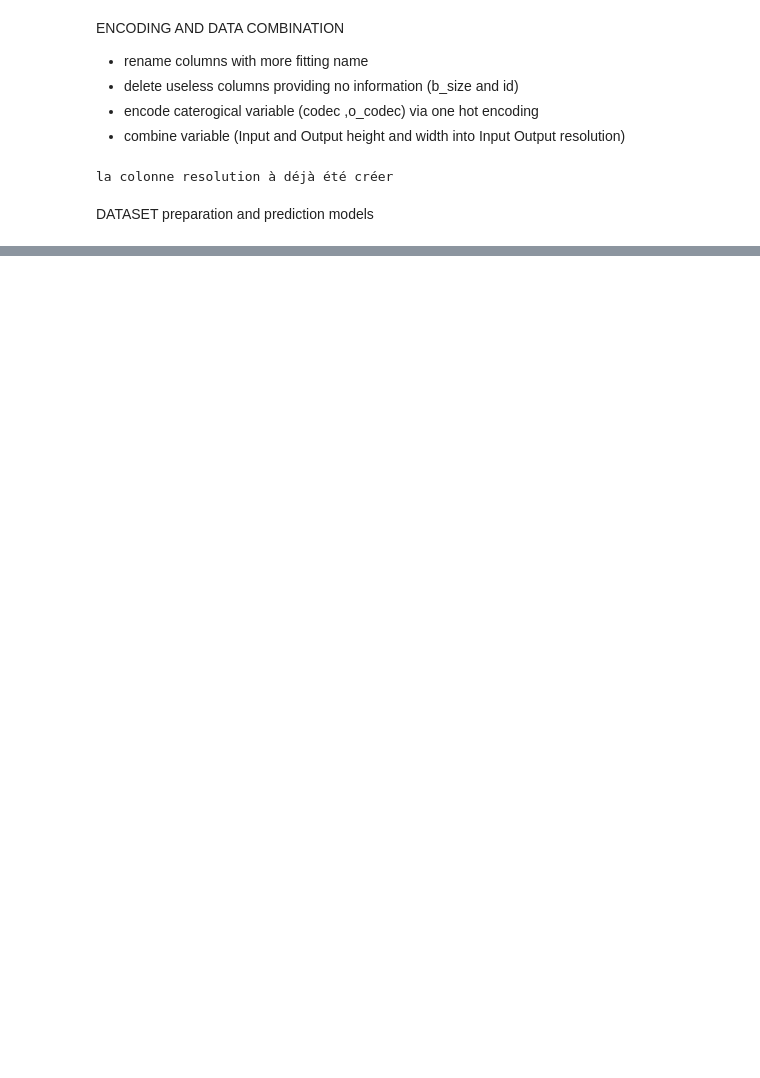
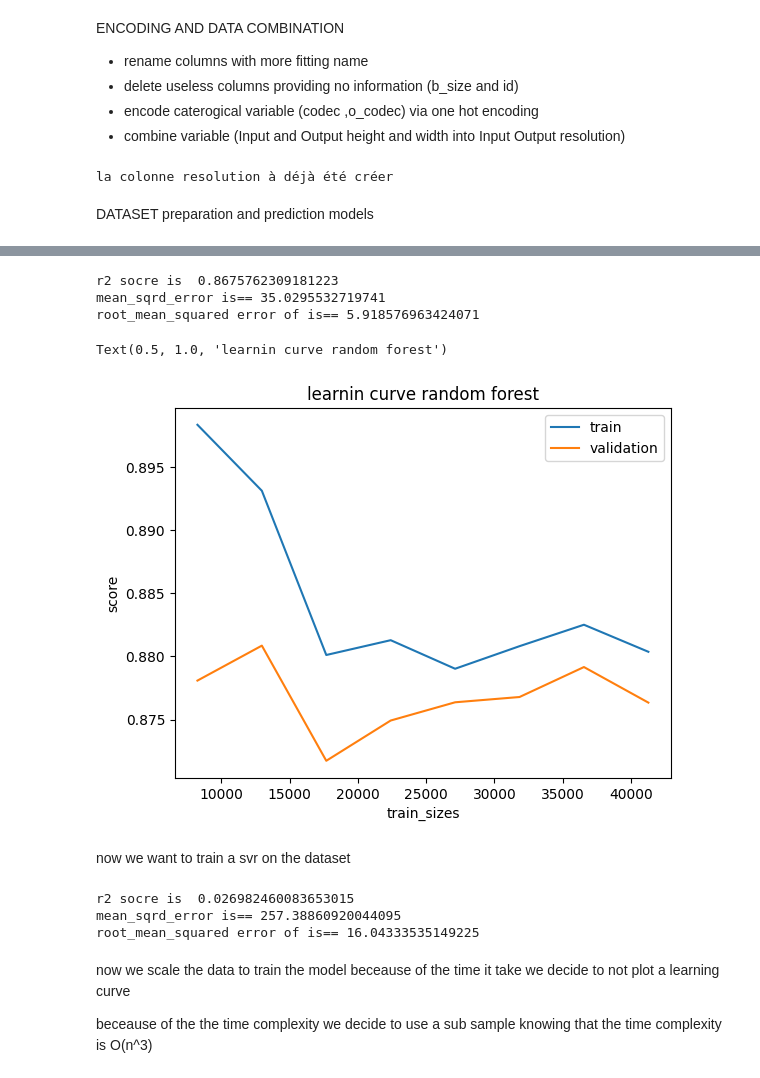
Before and after one commit to foulde/python_project, a Jupyter notebook: model_transcoding_mesurment.ipynb, the cells around one changed output, grey strips where cells are left out. Drawn from its saved outputs; the diff is of its cells as text; code cells hidden in the pictures; blank space fills up the shorter version.

```diff
--- a/model_transcoding_mesurment.ipynb
+++ b/model_transcoding_mesurment.ipynb
@@ -89,0 +155,53 @@ DATASET preparation and prediction models
+# %%
+# from sklearn.metrics import r2_score
+# from sklearn.metrics import mean_squared_error
+rfr = RandomForestRegressor(n_estimators=5,
+                             max_depth=5,
+                             random_state=42)
+
+
+rfr.fit(x_train, y_train)
+y_prediction_RF = rfr.predict(x_test)
+score=r2_score(y_test,y_prediction_RF)
+print('r2 socre is ',score)
+print('mean_sqrd_error is==',mean_squared_error(y_test,y_prediction_RF))
+print('root_mean_squared error of is==',np.sqrt(mean_squared_error(y_test,y_prediction_RF)))
+
+
+
+
+train_sizes, train_scores, test_scores=learning_curve(rfr,x_train,y_train,train_sizes=np.linspace(0.2,1.0,8), cv=5)
+# print(N)
+plt.plot(train_sizes,train_scores.mean(axis=1),label='train')
+plt.plot(train_sizes,test_scores.mean(axis=1),label='validation')
+plt.legend()
+plt.xlabel('train_sizes')
+plt.ylabel('score')
+plt.title("learnin curve random forest")
+# %% [output]
+r2 socre is  0.8675762309181223
+mean_sqrd_error is== 35.0295532719741
+root_mean_squared error of is== 5.918576963424071
+Text(0.5, 1.0, 'learnin curve random forest')
+[figure, added]
+# %% [markdown]
+now we want to train a svr on the dataset
+# %%
+#first on unscaled data
+from sklearn.svm import SVR
+regressor_svr= SVR(kernel='rbf')
+regressor_svr.fit(x_train,y_train)
+y_prediction_SVR= regressor_svr.predict(x_test)
+
+score=r2_score(y_test,y_prediction_SVR)
+print('r2 socre is ',score)
+print('mean_sqrd_error is==',mean_squared_error(y_test,y_prediction_SVR))
+print('root_mean_squared error of is==',np.sqrt(mean_squared_error(y_test,y_prediction_SVR)))
+# %% [output]
+r2 socre is  0.026982460083653015
+mean_sqrd_error is== 257.38860920044095
+root_mean_squared error of is== 16.04333535149225
+# %% [markdown]
+now we scale the data to train the model beceause of the time it take we decide to not plot a learning curve
+
+beceause of the the time complexity we decide to use a sub sample knowing that the time complexity is O(n^3)
```
Also changed, not shown: parts of 32 cells of this notebook.
